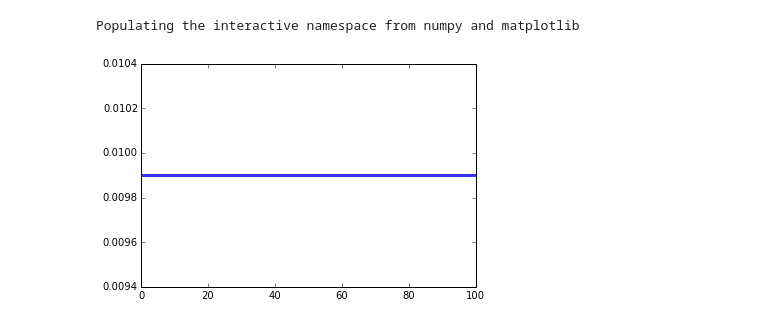
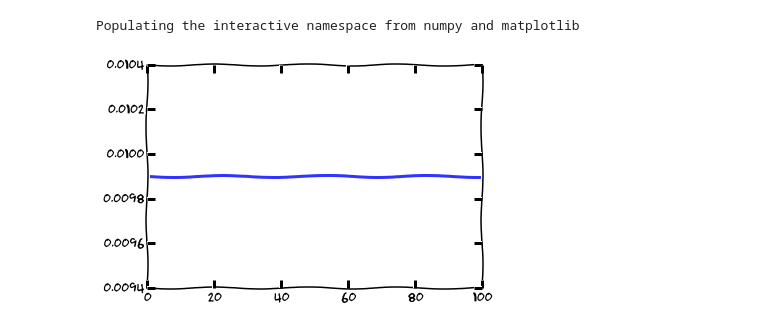
Before and after one commit to aenfield/ThinkBayes, a Jupyter notebook: poisson-mywork.ipynb, the cells around one changed output. Drawn from its saved outputs; the diff is of its cells as text; code cells hidden in the pictures.

Commit message:
Let's xkcd-ify the charts, for fun :-).

```diff
--- a/poisson-mywork.ipynb
+++ b/poisson-mywork.ipynb
@@ -26,9 +26,10 @@ class MeasureHits(thinkbayes.Suite):
         return like
 # %%
 s = MeasureHits('firstspike')
+plt.xkcd()
 thinkplot.Pmf(s)
 # %% [output]
-[figure, old version]
+[figure, new version]
 # %%
 s.Update(10)
 thinkplot.Pmf(s)
```
Also changed, not shown: parts of 7 cells of this notebook.
